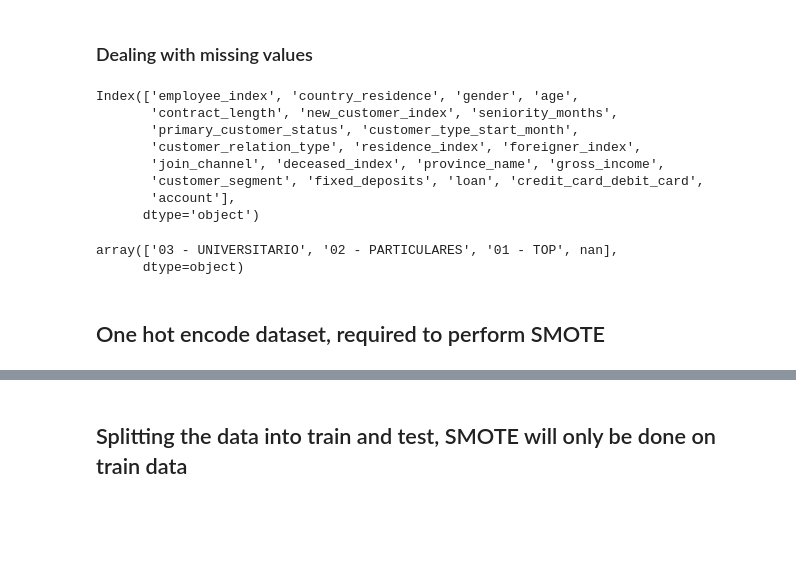
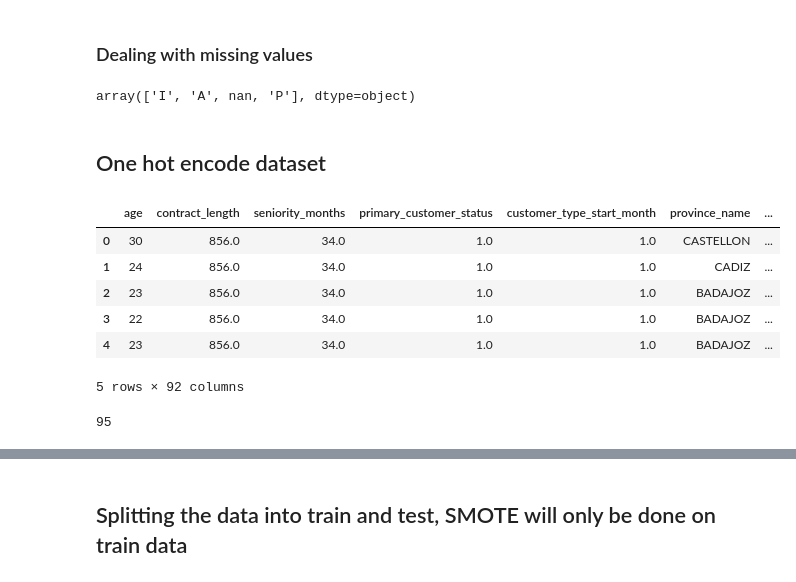
Before and after one commit to ChinSekYi/OpenAYEye, a Jupyter notebook: notebook/reco_system/santender_cleaning.ipynb, the cells around one changed output, grey strips where cells are left out. Saved outputs shown, nothing was run; the diff lists cells and outputs as text; code cells hidden in the pictures; blank space fills up the shorter version.

```diff
--- a/notebook/reco_system/santender_cleaning.ipynb
+++ b/notebook/reco_system/santender_cleaning.ipynb
@@ -145,7 +145,7 @@ columns_to_drop = [
     'junior_account', 'more_particular_account', 'particular_account', 'particular_plus_account',
     'short_term_deposits', 'medium_term_deposits', 'long_term_deposits', 'e_account', 'funds',
     'mortgage', 'pensions', 'loans', 'taxes', 'credit_card', 'securities', 'home_account',
-    'payroll', 'pensions_payments', 'direct_debit'
+    'payroll', 'pensions_payments', 'direct_debit', 'employee_index'
 ]
 
 # Drop the columns if they exist
@@ -154,8 +154,10 @@ df = df.drop(columns=[col for col in columns_to_drop if col in df.columns])
 ### Dealing with missing values
 # %%
 date_columns = ['report_date', 'contract_start_date']  # Add any other date columns if necessary
+
 for col in date_columns:
     df[col] = pd.to_datetime(df[col], errors='coerce')
+
 # Calculate the difference in days
 df['contract_length'] = (df['report_date'] - df['contract_start_date']).dt.days
 
@@ -165,28 +167,15 @@ df.insert(start_date_index, 'contract_length', df.pop('contract_length'))
 
 # Drop the original 'contract_start_date' and 'report_date' columns
 df = df.drop(['contract_start_date', 'report_date', 'customer_id'], axis='columns')
-#replace missing values in gross income and age with median of distribution
+
+# Replace missing values in gross income and age with median of distribution
 count = df['gross_income'].isna().sum()
 df['gross_income'] = df['gross_income'].fillna(df['gross_income'].median())
-df.head(10)
-age_new = df.iloc[:,3]
-age_new[1020:1040]
-new = []
-for i in age_new:
-    if i != ' NA':
-        new.append(int(i))
 
-med = median(new)
-med
-age = []
-for i in age_new:
-    if i !=' NA':
-        age.append(int(i))
-    else:
-        age.append(med)
-age[1020:1040]
-df['age'] = age
 
+df['age'] = pd.to_numeric(df['age'].replace(' NA', None), errors='coerce')
+med_age = df['age'].median()
+df['age'] = df['age'].fillna(med_age).astype(int)
 
 # Function to strip leading and trailing spaces from string columns
 def strip_spaces(column):
@@ -198,0 +191,30 @@ df = df.apply(strip_spaces)
+# %%
+df['customer_relation_type'].unique()
+# %% [output]
+array(['I', 'A', nan, 'P'], dtype=object)
+# %% [markdown]
+## One hot encode dataset
+# %%
+# Specify the columns to check for NA values
+columns_with_na = [
+    'country_residence', 'gender',
+    'customer_relation_type', 'residence_index',
+    'foreigner_index', 'join_channel', 'deceased_index',
+    'customer_segment', 'new_customer_index'
+]
+
+# Drop rows with NA values in the specified columns
+df = df.dropna(subset=columns_with_na)
+
+# One-hot encode the specified columns (excluding 'province_name')
+df = pd.get_dummies(df, columns=columns_with_na, drop_first=True)
+# %%
+df.head()
+# %% [output]
+|  | age | contract_length | seniority_months | primary_customer_status | customer_type_start_month | province_name | ... |
+| 0 | 30 | 856.0 | 34.0 | 1.0 | 1.0 | CASTELLON | ... |
+| 1 | 24 | 856.0 | 34.0 | 1.0 | 1.0 | CADIZ | ... |
+| 2 | 23 | 856.0 | 34.0 | 1.0 | 1.0 | BADAJOZ | ... |
+| 3 | 22 | 856.0 | 34.0 | 1.0 | 1.0 | BADAJOZ | ... |
+| 4 | 23 | 856.0 | 34.0 | 1.0 | 1.0 | BADAJOZ | ... |
+5 rows × 92 columns
@@ -199,19 +249,4 @@ df = df.apply(strip_spaces)
 # %%
-
-df.columns
+len(df.columns)
 # %% [output]
-Index(['employee_index', 'country_residence', 'gender', 'age',
-       'contract_length', 'new_customer_index', 'seniority_months',
-       'primary_customer_status', 'customer_type_start_month',
-       'customer_relation_type', 'residence_index', 'foreigner_index',
-       'join_channel', 'deceased_index', 'province_name', 'gross_income',
-       'customer_segment', 'fixed_deposits', 'loan', 'credit_card_debit_card',
-       'account'],
-      dtype='object')
+95
-# %%
-df['customer_segment'].unique()
-# %% [output]
-array(['03 - UNIVERSITARIO', '02 - PARTICULARES', '01 - TOP', nan],
-      dtype=object)
-# %% [markdown]
-## One hot encode dataset, required to perform SMOTE
```
Also changed, not shown: parts of 10 cells of this notebook, 13 other files.
